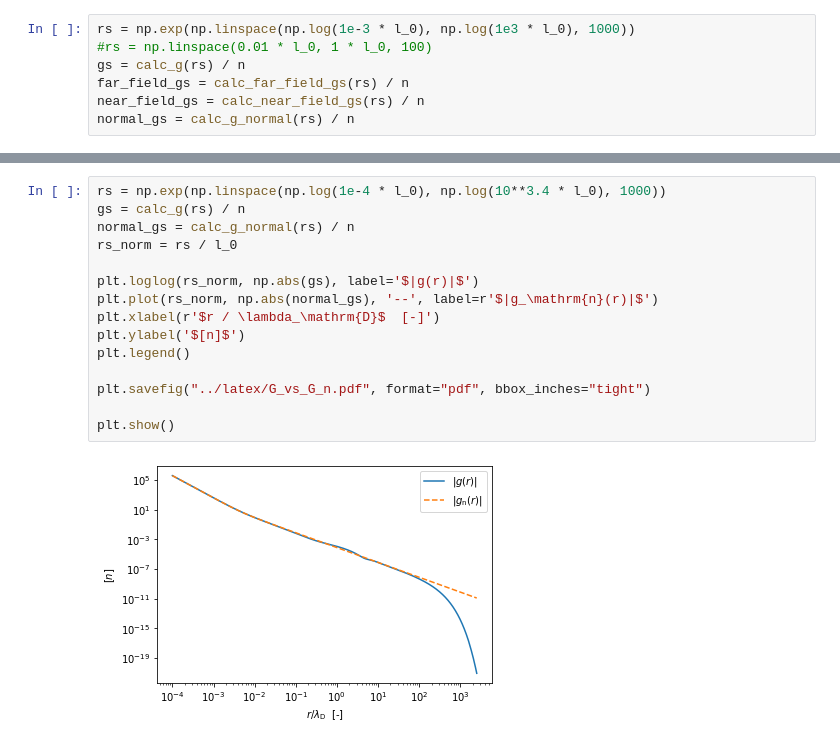
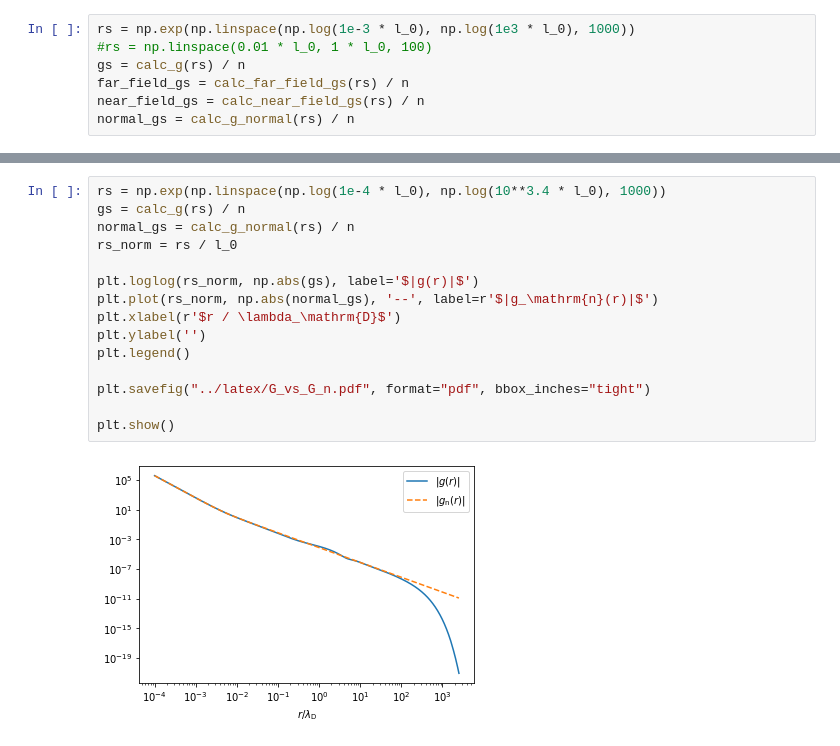
Before and after one commit to Il-Capitano/bsc-thesis, a Jupyter notebook: python/superconducting_state.ipynb, the cells around one changed output, grey strips where cells are left out. Saved outputs shown, nothing was run; the diff lists cells and outputs as text.

```diff
--- a/python/superconducting_state.ipynb
+++ b/python/superconducting_state.ipynb
@@ -153,17 +153,17 @@ plt.show()
 # %%
 rs = np.exp(np.linspace(np.log(1e-4 * l_0), np.log(10**3.4 * l_0), 1000))
 gs = calc_g(rs) / n
 normal_gs = calc_g_normal(rs) / n
 rs_norm = rs / l_0
 
 plt.loglog(rs_norm, np.abs(gs), label='$|g(r)|$')
 plt.plot(rs_norm, np.abs(normal_gs), '--', label=r'$|g_\mathrm{n}(r)|$')
-plt.xlabel(r'$r / \lambda_\mathrm{D}$  [-]')
-plt.ylabel('$[n]$')
+plt.xlabel(r'$r / \lambda_\mathrm{D}$')
+plt.ylabel('')
 plt.legend()
 
 plt.savefig("../latex/G_vs_G_n.pdf", format="pdf", bbox_inches="tight")
 
 plt.show()
 # %% [output]
-[figure, old version]
+[figure, new version]
```
Also changed, not shown: parts of 6 cells of this notebook, 12 other files.
